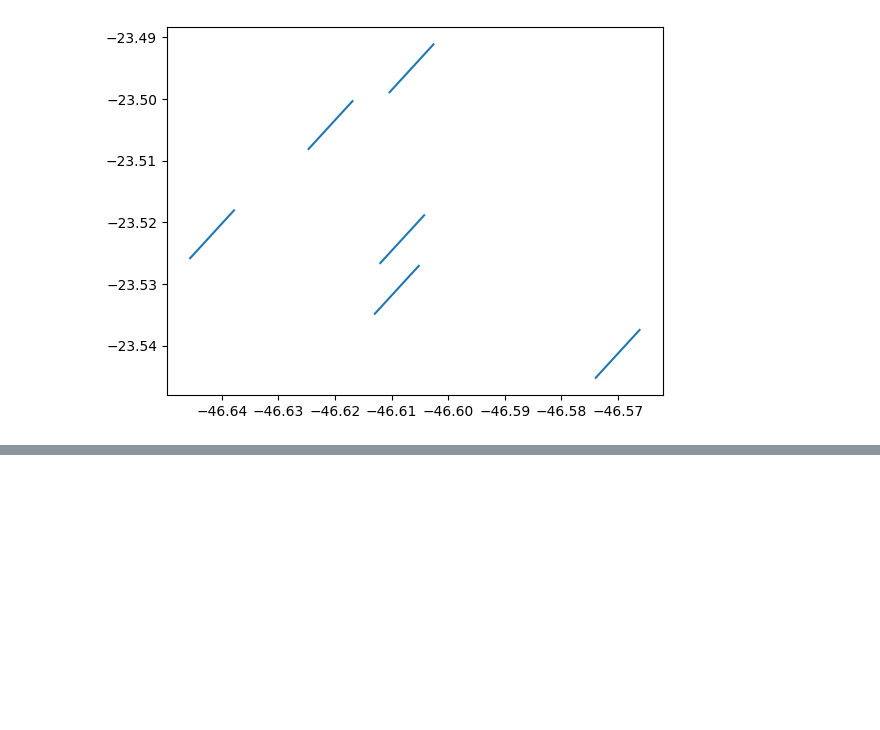
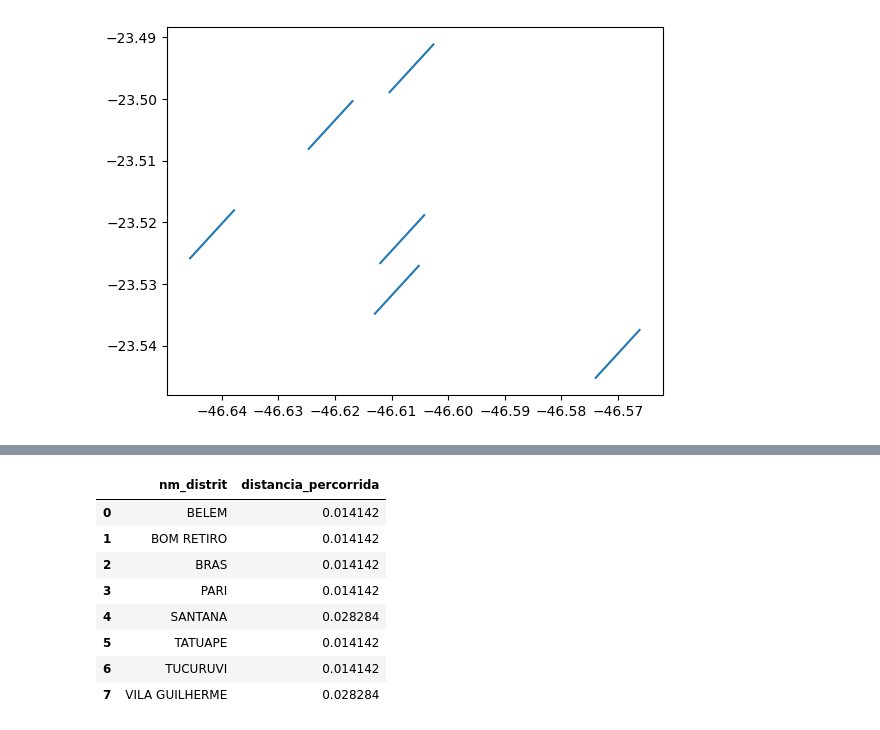
Before and after one commit to sepep-pmsp/dash_onibus_eletricos, a Jupyter notebook: 04_agg_distrito.ipynb, the cells around one changed output, grey strips where cells are left out. Saved outputs shown, nothing was run; the diff lists cells and outputs as text; code cells hidden in the pictures; blank space fills up the shorter version.

```diff
--- a/04_agg_distrito.ipynb
+++ b/04_agg_distrito.ipynb
@@ -50,3 +50,15 @@ onibus_por_distrito = trajetos_distritos.groupby("nm_distrit")["id_onibus"].nuni
 distancia_por_onibus = df_final.groupby("id_onibus")["distancia_percorrida"].sum().reset_index()
 trajetos_distritos = trajetos_distritos.merge(distancia_por_onibus, on="id_onibus")
 dist_por_distrito = trajetos_distritos.groupby("nm_distrit")["distancia_percorrida"].sum().reset_index()
+# %%
+dist_por_distrito
+# %% [output]
+|  | nm_distrit | distancia_percorrida |
+| 0 | BELEM | 0.014142 |
+| 1 | BOM RETIRO | 0.014142 |
+| 2 | BRAS | 0.014142 |
+| 3 | PARI | 0.014142 |
+| 4 | SANTANA | 0.028284 |
+| 5 | TATUAPE | 0.014142 |
+| 6 | TUCURUVI | 0.014142 |
+| 7 | VILA GUILHERME | 0.028284 |
```
Also changed, not shown: parts of 6 cells of this notebook.
